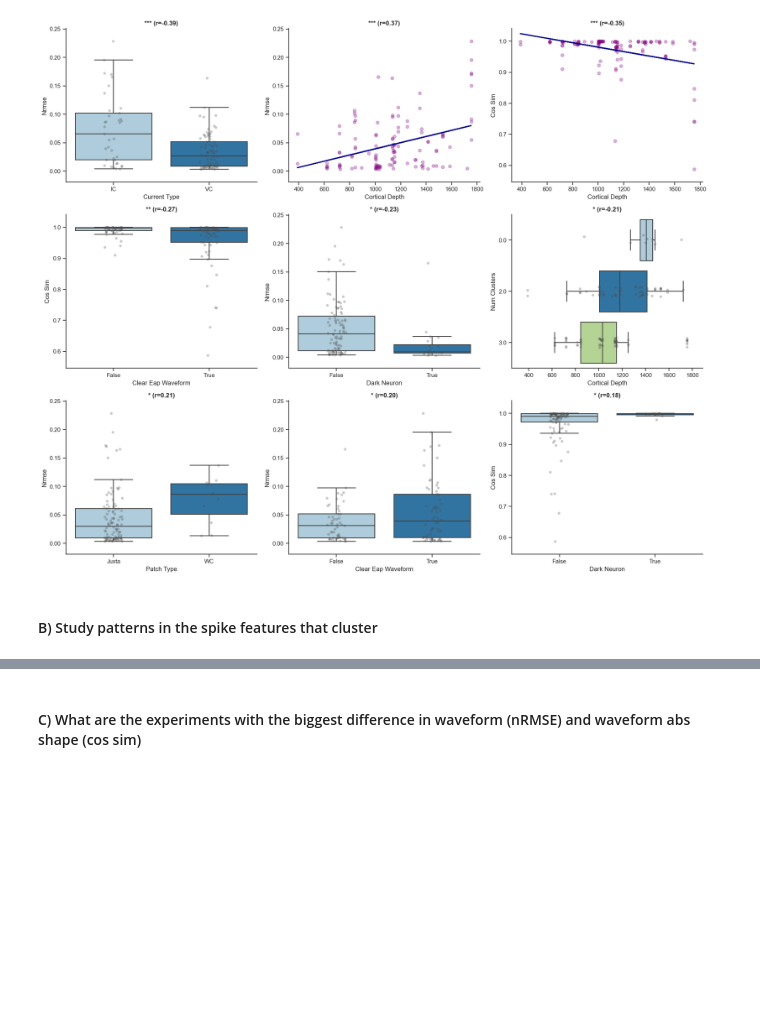
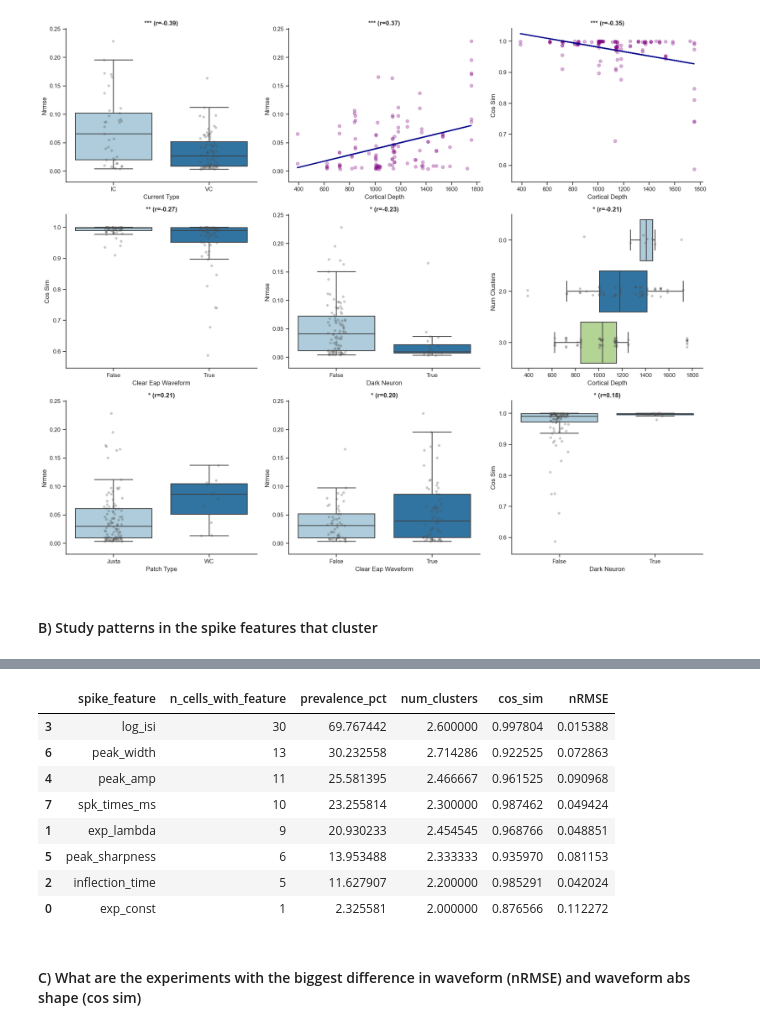
Before and after one commit to voytekresearch/spikewise, a Jupyter notebook: datasets/spe-1/spe1_patch_LFP_analysis/cluster_analyses/all_cluster_comparison.ipynb, the cells around one changed output, grey strips where cells are left out. Cells and saved outputs as stored; diff of their text form; code cells hidden in the pictures; blank space fills up the shorter version.

```diff
--- a/datasets/spe-1/spe1_patch_LFP_analysis/cluster_analyses/all_cluster_comparison.ipynb
+++ b/datasets/spe-1/spe1_patch_LFP_analysis/cluster_analyses/all_cluster_comparison.ipynb
@@ -93,5 +93,4 @@ def quantify_spk_feature_prevalence(df):
 
     return feature_counts.merge(metrics, on='spike_feature').sort_values('prevalence_pct', ascending=False)
 
-sprevalence_report = quantify_feature_prevalence(df_master)
-print(prevalence_report)
+spk_feat_prevalence = quantify_feature_prevalence(df_master)
@@ -118,3 +175,15 @@ print(prevalence_report)
+# %%
+spk_feat_prevalence
+# %% [output]
+|  | spike_feature | n_cells_with_feature | prevalence_pct | num_clusters | cos_sim | nRMSE |
+| 3 | log_isi | 30 | 69.767442 | 2.600000 | 0.997804 | 0.015388 |
+| 6 | peak_width | 13 | 30.232558 | 2.714286 | 0.922525 | 0.072863 |
+| 4 | peak_amp | 11 | 25.581395 | 2.466667 | 0.961525 | 0.090968 |
+| 7 | spk_times_ms | 10 | 23.255814 | 2.300000 | 0.987462 | 0.049424 |
+| 1 | exp_lambda | 9 | 20.930233 | 2.454545 | 0.968766 | 0.048851 |
+| 5 | peak_sharpness | 6 | 13.953488 | 2.333333 | 0.935970 | 0.081153 |
+| 2 | inflection_time | 5 | 11.627907 | 2.200000 | 0.985291 | 0.042024 |
+| 0 | exp_const | 1 | 2.325581 | 2.000000 | 0.876566 | 0.112272 |
 # %% [markdown]
 #### C) What are the experiments with the biggest difference in waveform (nRMSE) and waveform abs shape (cos sim)
 # %%
```
Also changed, not shown: parts of 3 cells of this notebook, 1 other file.
